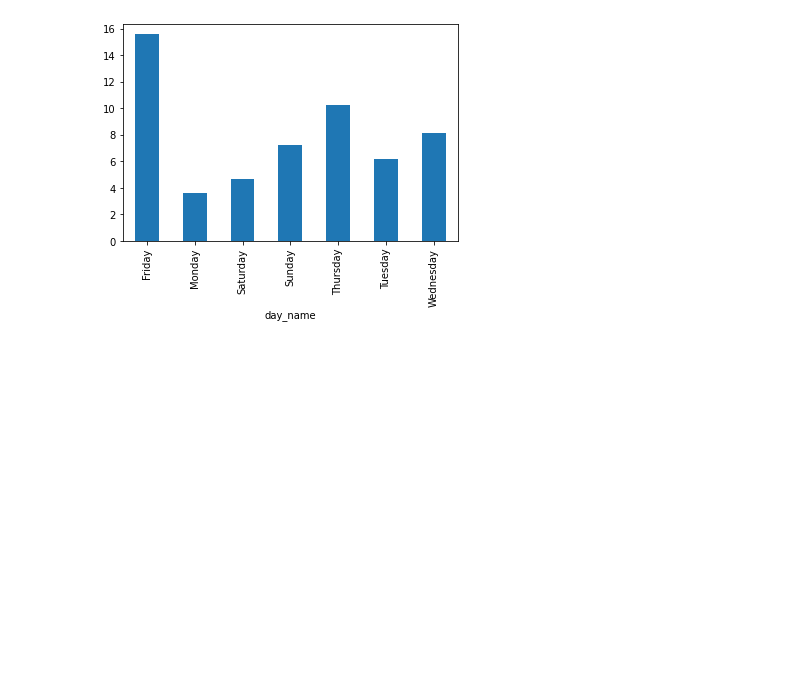
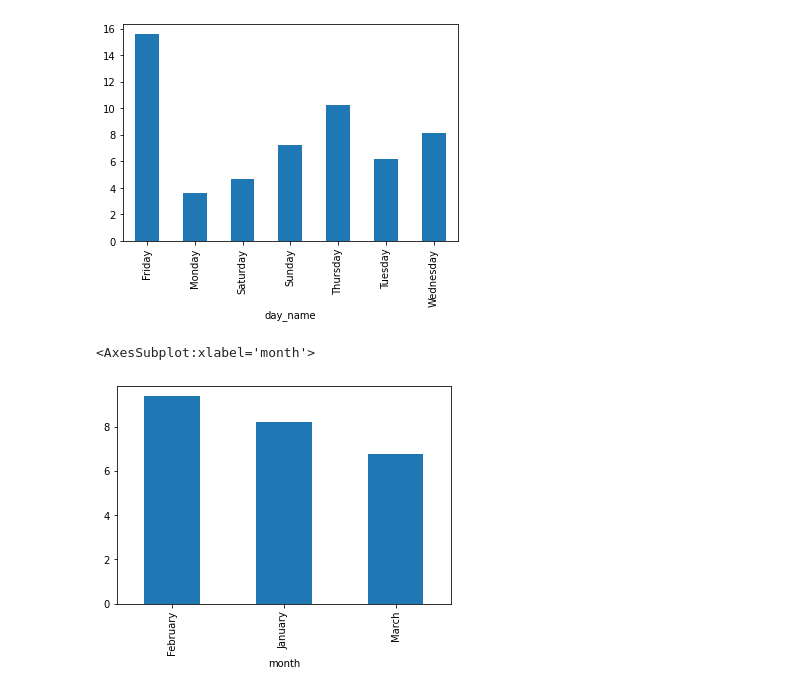
Before and after one commit to nicholas-dougherty/time-series-exercises, a Jupyter notebook: working_with_time.ipynb, the cells around one changed output. Drawn from its saved outputs; the diff is of its cells as text; code cells hidden in the pictures; blank space fills up the shorter version.

```diff
--- a/working_with_time.ipynb
+++ b/working_with_time.ipynb
@@ -328,3 +328,8 @@ flights.groupby('day_name').delay.mean().plot(kind='bar')
 # %%
 # Does the month make a difference in the delay amount?
 flights['month'] = flights.index.month_name()
+# %%
+flights.groupby('month').delay.mean().plot(kind='bar')
+# %% [output]
+<AxesSubplot:xlabel='month'>
+[figure, added]
```
Also changed, not shown: 1 other file.
